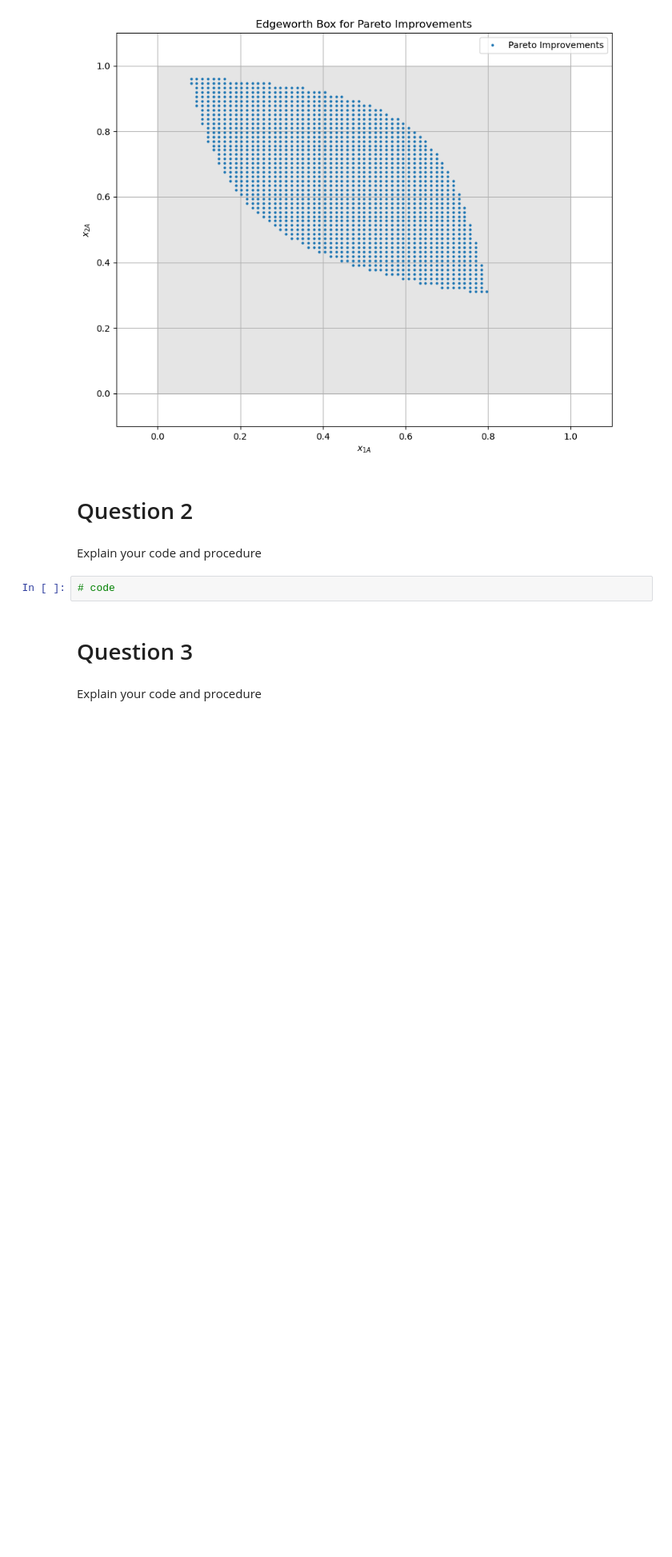
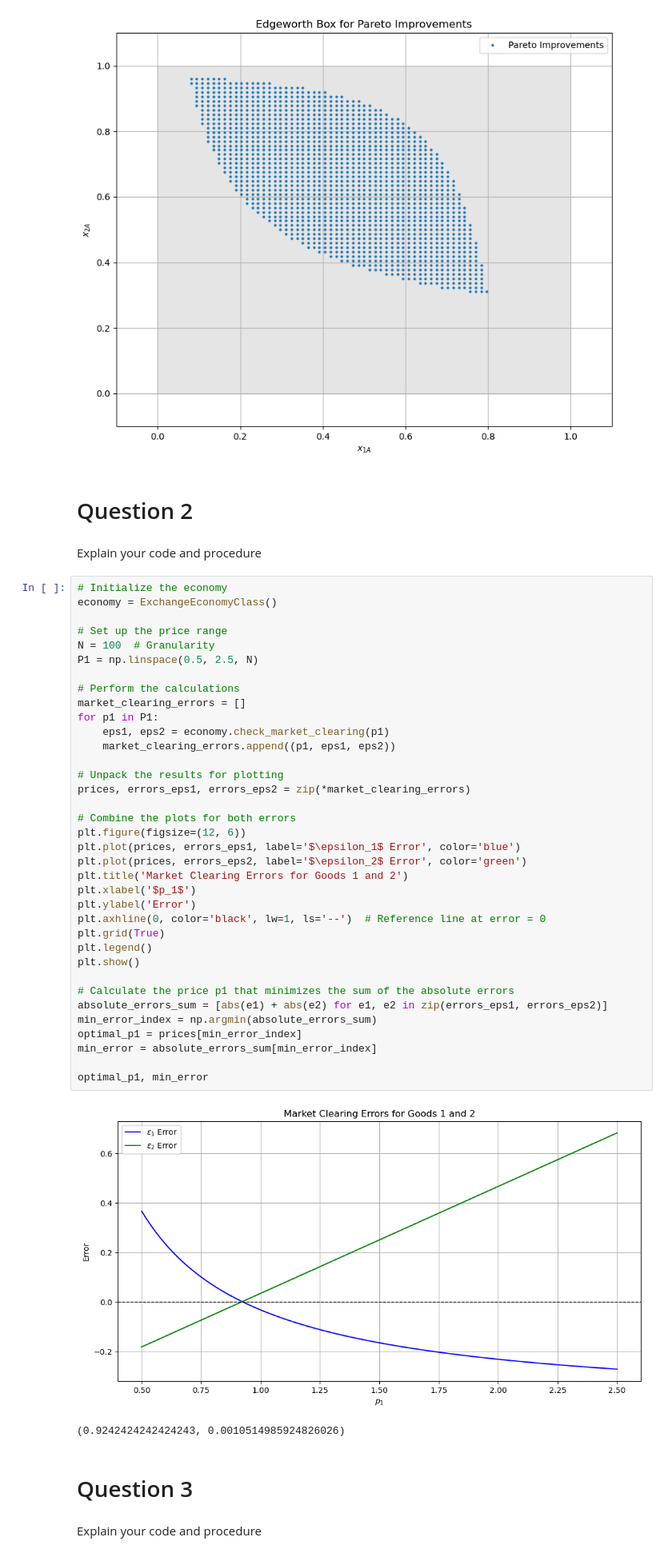
Before and after one commit to NumEconCopenhagen/projects-2024-econ-jyderne, a Jupyter notebook: inauguralproject/inauguralproject.ipynb, the cells around one changed output. Shown at 80% size. Drawn from its saved outputs; the diff is of its cells as text; blank space fills up the shorter version.

```diff
--- a/inauguralproject/inauguralproject.ipynb
+++ b/inauguralproject/inauguralproject.ipynb
@@ -92,8 +92,45 @@ plt.show()
 # Question 2
 # %% [markdown]
 Explain your code and procedure
-# %%
-# code
+# %%
+# Initialize the economy
+economy = ExchangeEconomyClass()
+
+# Set up the price range
+N = 100  # Granularity
+P1 = np.linspace(0.5, 2.5, N)
+
+# Perform the calculations
+market_clearing_errors = []
+for p1 in P1:
+    eps1, eps2 = economy.check_market_clearing(p1)
+    market_clearing_errors.append((p1, eps1, eps2))
+
+# Unpack the results for plotting
+prices, errors_eps1, errors_eps2 = zip(*market_clearing_errors)
+
+# Combine the plots for both errors
+plt.figure(figsize=(12, 6))
+plt.plot(prices, errors_eps1, label='$\epsilon_1$ Error', color='blue')
+plt.plot(prices, errors_eps2, label='$\epsilon_2$ Error', color='green')
+plt.title('Market Clearing Errors for Goods 1 and 2')
+plt.xlabel('$p_1$')
+plt.ylabel('Error')
+plt.axhline(0, color='black', lw=1, ls='--')  # Reference line at error = 0
+plt.grid(True)
+plt.legend()
+plt.show()
+
+# Calculate the price p1 that minimizes the sum of the absolute errors
+absolute_errors_sum = [abs(e1) + abs(e2) for e1, e2 in zip(errors_eps1, errors_eps2)]
+min_error_index = np.argmin(absolute_errors_sum)
+optimal_p1 = prices[min_error_index]
+min_error = absolute_errors_sum[min_error_index]
+
+optimal_p1, min_error
+# %% [output]
+[figure, added]
+(0.9242424242424243, 0.0010514985924826026)
 # %% [markdown]
 # Question 3
 # %% [markdown]
```
